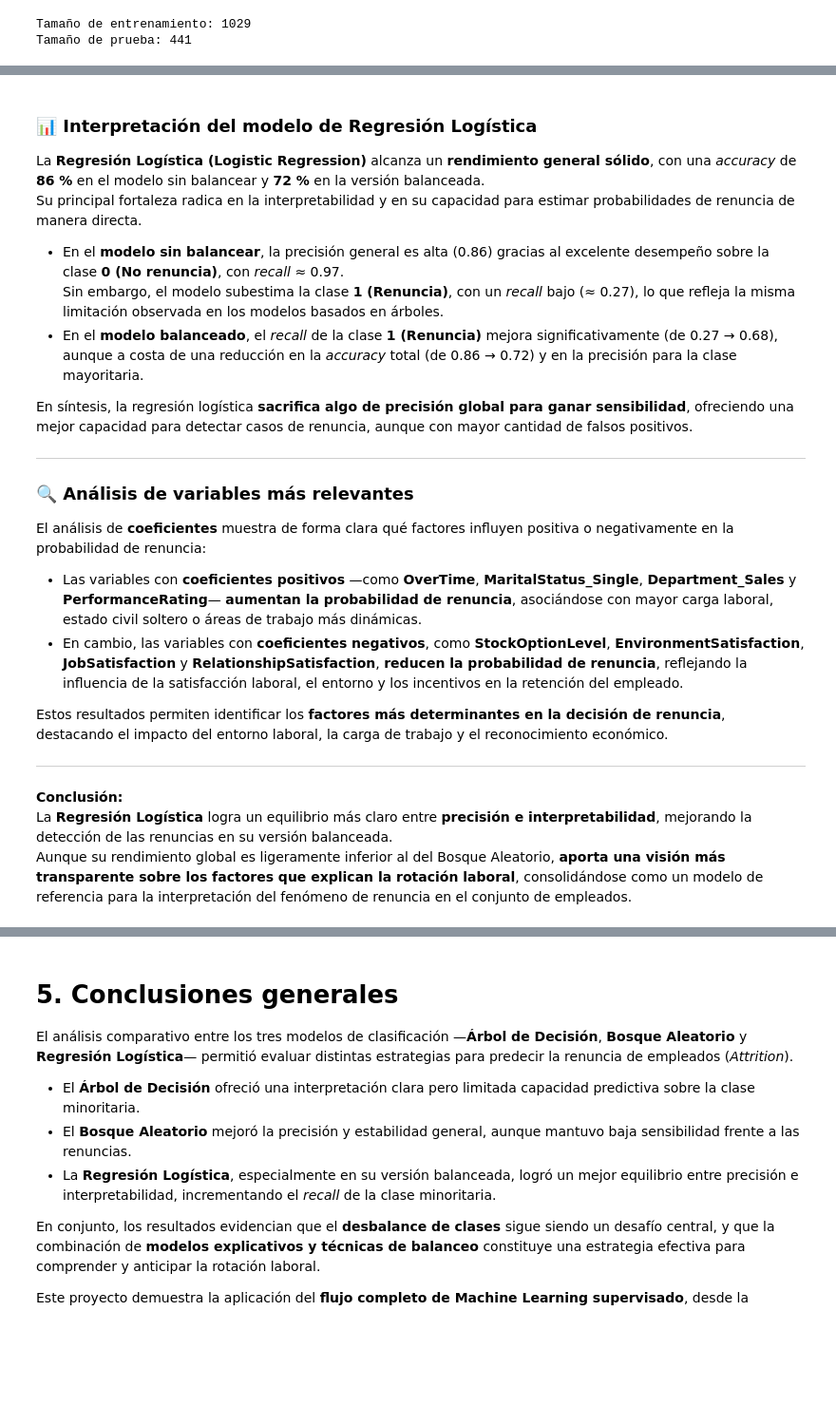
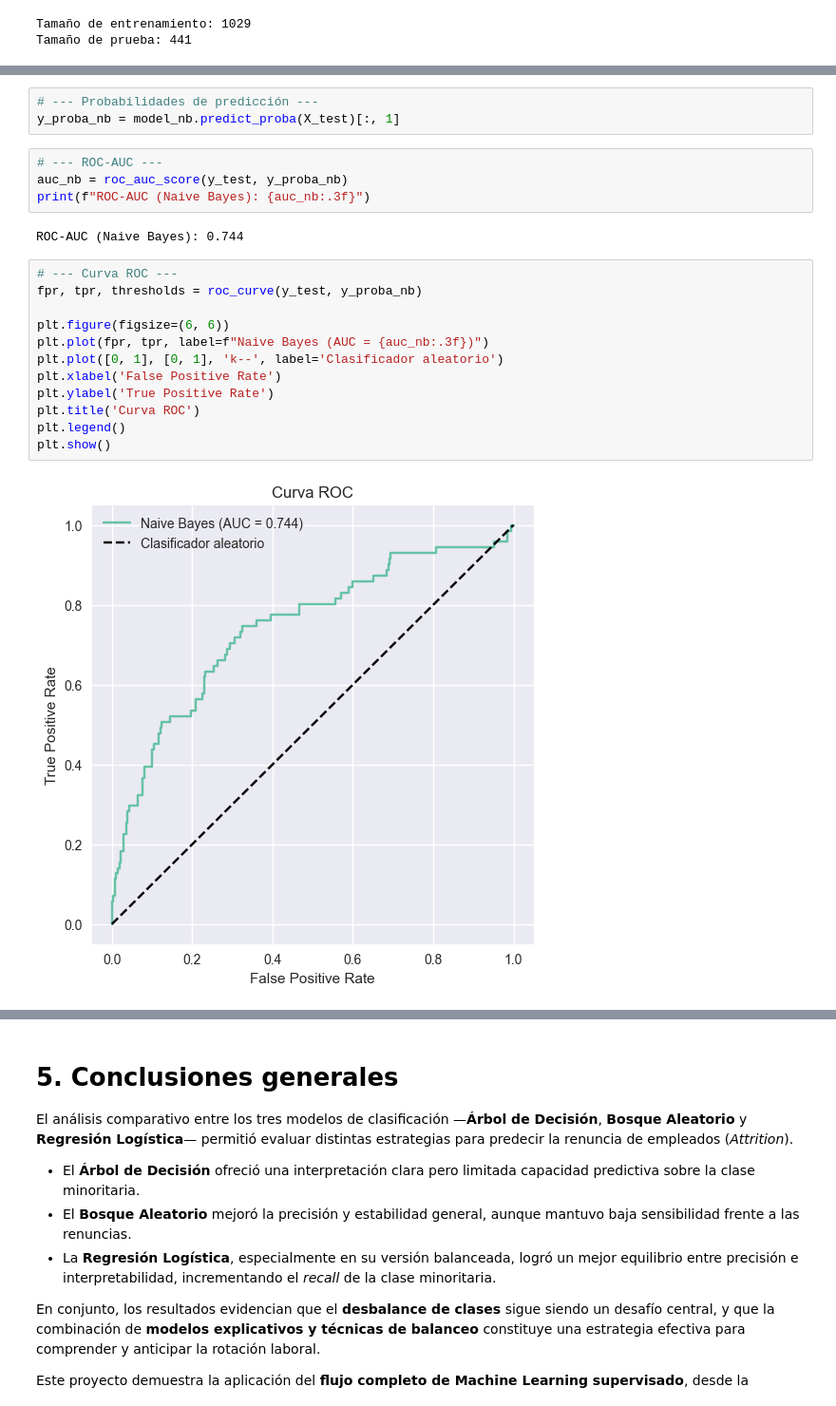
Before and after one commit to fernandezelias/HR_Attrition_NaiveBayes, a Jupyter notebook: HR_Attrition_NaiveBayes.ipynb, the cells around one changed output, grey strips where cells are left out. Shown at 95% size. Saved outputs shown, nothing was run; the diff lists cells and outputs as text; blank space fills up the shorter version.

```diff
--- a/HR_Attrition_NaiveBayes.ipynb
+++ b/HR_Attrition_NaiveBayes.ipynb
@@ -936,28 +620,23 @@ Passing `palette` without assigning `hue` is deprecated and will be removed in v
-# %% [markdown]
-### 📊 Interpretación del modelo de Regresión Logística
-
-La **Regresión Logística (Logistic Regression)** alcanza un **rendimiento general sólido**, con una *accuracy* de **86 %** en el modelo sin balancear y **72 %** en la versión balanceada.
-Su principal fortaleza radica en la interpretabilidad y en su capacidad para estimar probabilidades de renuncia de manera directa.
-
-- En el **modelo sin balancear**, la precisión general es alta (0.86) gracias al excelente desempeño sobre la clase **0 (No renuncia)**, con *recall* ≈ 0.97.
-  Sin embargo, el modelo subestima la clase **1 (Renuncia)**, con un *recall* bajo (≈ 0.27), lo que refleja la misma limitación observada en los modelos basados en árboles.
-- En el **modelo balanceado**, el *recall* de la clase **1 (Renuncia)** mejora significativamente (de 0.27 → 0.68), aunque a costa de una reducción en la *accuracy* total (de 0.86 → 0.72) y en la precisión para la clase mayoritaria.
-
-En síntesis, la regresión logística **sacrifica algo de precisión global para ganar sensibilidad**, ofreciendo una mejor capacidad para detectar casos de renuncia, aunque con mayor cantidad de falsos positivos.
-
----
-
-### 🔍 Análisis de variables más relevantes
-
-El análisis de **coeficientes** muestra de forma clara qué factores influyen positiva o negativamente en la probabilidad de renuncia:
-
-- Las variables con **coeficientes positivos** —como **OverTime**, **MaritalStatus_Single**, **Department_Sales** y **PerformanceRating**— **aumentan la probabilidad de renuncia**, asociándose con mayor carga laboral, estado civil soltero o áreas de trabajo más dinámicas.
-- En cambio, las variables con **coeficientes negativos**, como **StockOptionLevel**, **EnvironmentSatisfaction**, **JobSatisfaction** y **RelationshipSatisfaction**, **reducen la probabilidad de renuncia**, reflejando la influencia de la satisfacción laboral, el entorno y los incentivos en la retención del empleado.
-
-Estos resultados permiten identificar los **factores más determinantes en la decisión de renuncia**, destacando el impacto del entorno laboral, la carga de trabajo y el reconocimiento económico.
-
----
-
-**Conclusión:**
-La **Regresión Logística** logra un equilibrio más claro entre **precisión e interpretabilidad**, mejorando la detección de las renuncias en su versión balanceada.
-Aunque su rendimiento global es ligeramente inferior al del Bosque Aleatorio, **aporta una visión más transparente sobre los factores que explican la rotación laboral**, consolidándose como un modelo de referencia para la interpretación del fenómeno de renuncia en el conjunto de empleados.
+# %%
+# --- Probabilidades de predicción ---
+y_proba_nb = model_nb.predict_proba(X_test)[:, 1]
+# %%
+# --- ROC-AUC ---
+auc_nb = roc_auc_score(y_test, y_proba_nb)
+print(f"ROC-AUC (Naive Bayes): {auc_nb:.3f}")
+# %% [output]
+ROC-AUC (Naive Bayes): 0.744
+# %%
+# --- Curva ROC ---
+fpr, tpr, thresholds = roc_curve(y_test, y_proba_nb)
+
+plt.figure(figsize=(6, 6))
+plt.plot(fpr, tpr, label=f"Naive Bayes (AUC = {auc_nb:.3f})")
+plt.plot([0, 1], [0, 1], 'k--', label='Clasificador aleatorio')
+plt.xlabel('False Positive Rate')
+plt.ylabel('True Positive Rate')
+plt.title('Curva ROC')
+plt.legend()
+plt.show()
+# %% [output]
+[figure, added]
```
Also changed, not shown: parts of 48 cells of this notebook.
